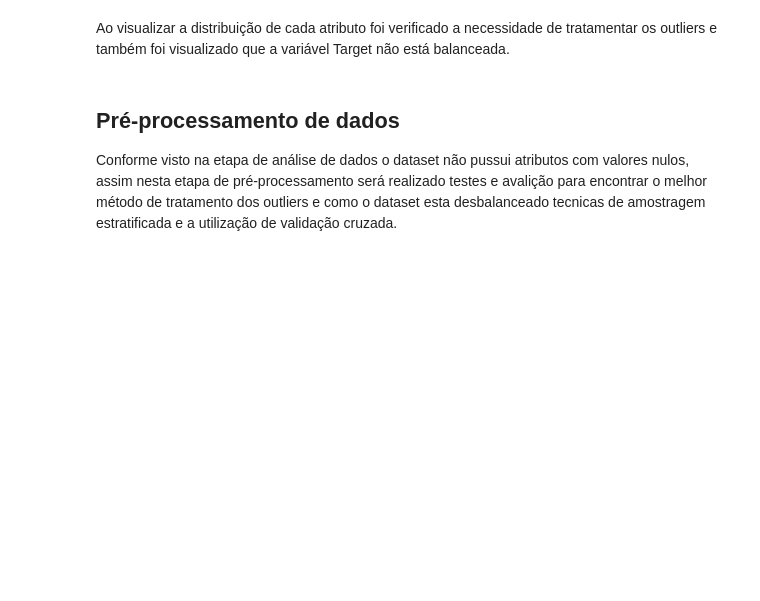
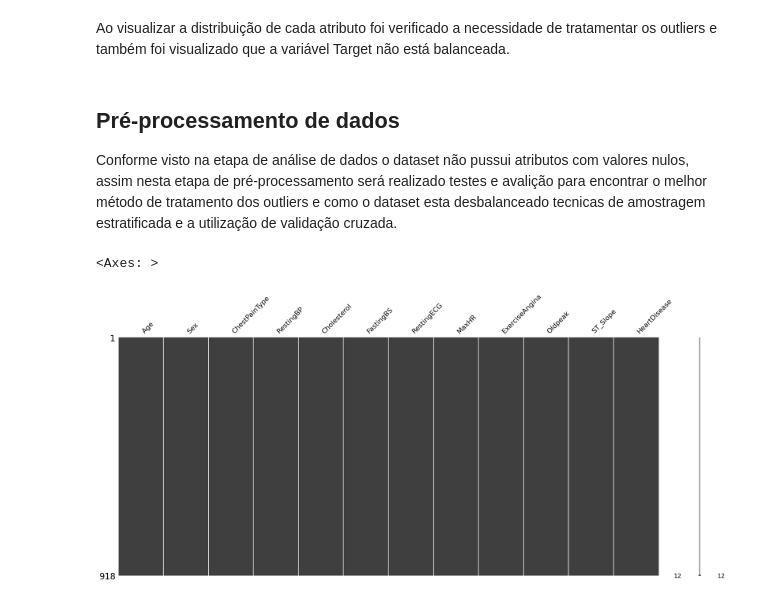
Before and after one commit to marcossiliprandi/MVP_An-lise-de-Dados_Boas-Pr-ticas, a Jupyter notebook: MVP_Doenças_cardiovasculares.ipynb, the cells around one changed output. Cells and saved outputs as stored; diff of their text form; code cells hidden in the pictures; blank space fills up the shorter version.

```diff
--- a/MVP_Doenças_cardiovasculares.ipynb
+++ b/MVP_Doenças_cardiovasculares.ipynb
@@ -294,3 +306,10 @@ Ao visualizar a distribuição de cada atributo foi verificado a necessidade de
 ## Pré-processamento de dados
 
 Conforme visto na etapa de análise de dados o dataset não pussui atributos com valores nulos, assim nesta etapa de pré-processamento será realizado testes e avalição para encontrar o melhor método de tratamento dos outliers e como o dataset esta desbalanceado tecnicas de amostragem estratificada e a utilização de validação cruzada.
+# %%
+# Para confirmar visualmente que o dataset não possui valores nulos será exibida a matricial da nulidade
+
+ms.matrix(Heart_Disease)
+# %% [output]
+<Axes: >
+[figure, added]
```
Also changed, not shown: parts of 2 cells of this notebook.
